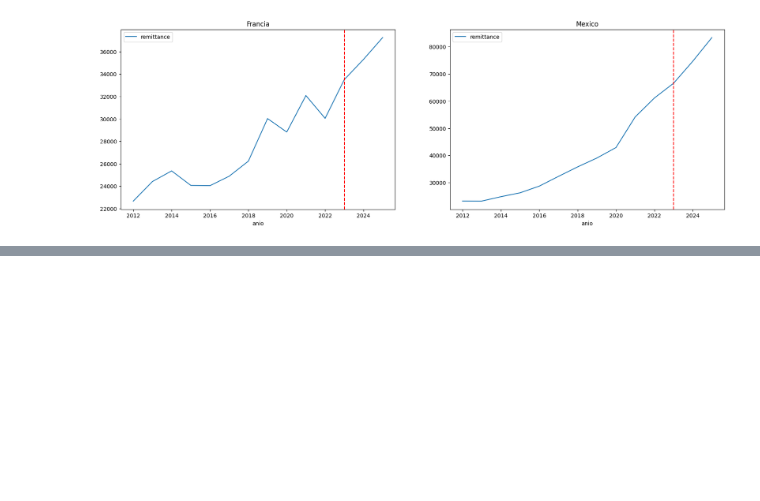
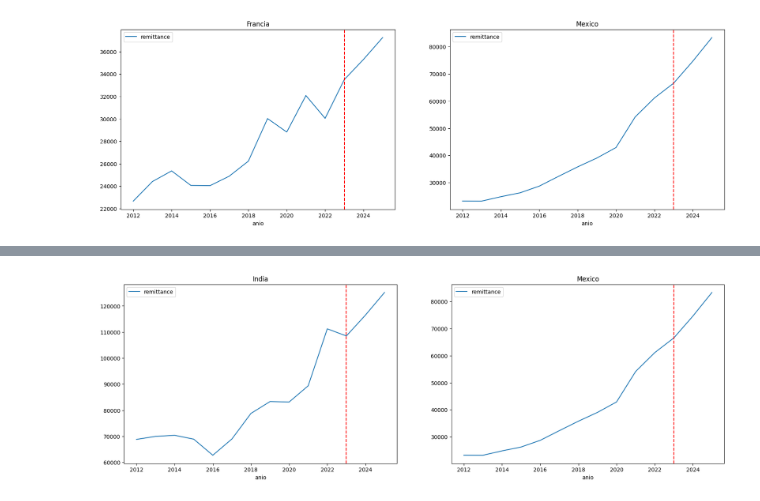
Before and after one commit to cristian-torres-ds/flujos_migratorios_AWS, a Jupyter notebook: forecasting.ipynb, the cells around one changed output, grey strips where cells are left out. Cells and saved outputs as stored; diff of their text form; code cells hidden in the pictures; blank space fills up the shorter version.

```diff
--- a/forecasting.ipynb
+++ b/forecasting.ipynb
@@ -318,0 +329,10 @@ plt.show()
+# %%
+fig, axes = plt.subplots(1, 2,figsize=(20,6))
+df_ind.plot(kind = "line", y=["remittance"], ax=axes[0], title='India')
+df_mex.plot(kind = "line", y=["remittance"], ax=axes[1], title='Mexico')
+for ax in axes:
+    ax.axvline(x=2023, color='red', linestyle='--', label='Forecast')
+
+plt.show()
+# %% [output]
+[figure, added]
```
Also changed, not shown: parts of 2 cells of this notebook, 18 other files.
